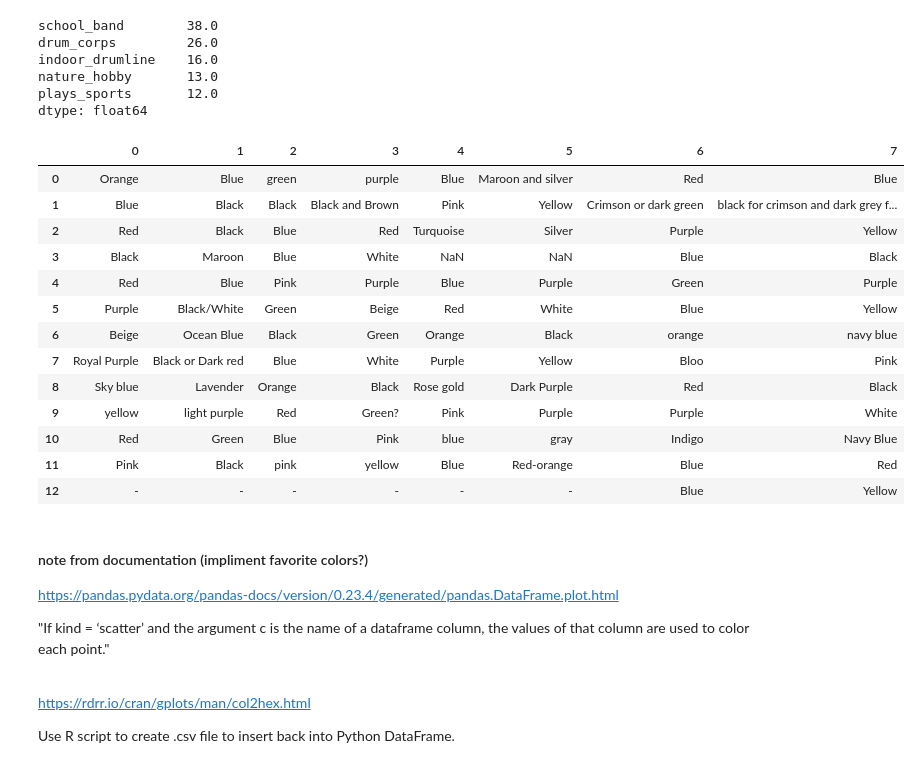
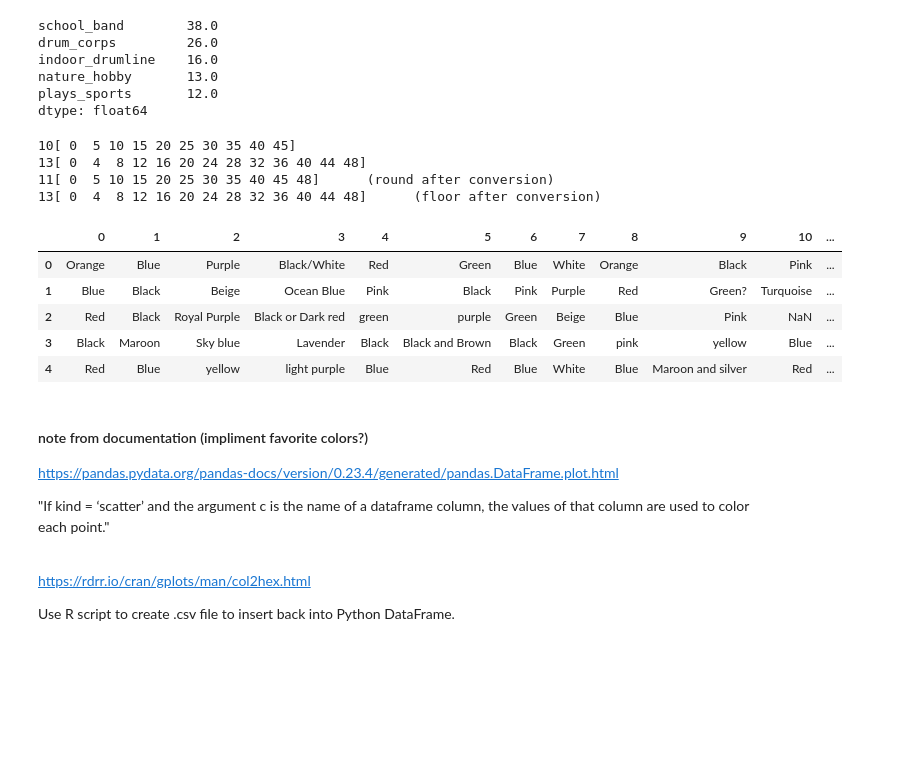
Before and after one commit to dennisfarmer/Factors-of-Academic-Success, a Jupyter notebook: eda.ipynb, the cells around one changed output. Cells and saved outputs as stored; diff of their text form; code cells hidden in the pictures; blank space fills up the shorter version.

Commit message:
troubleshoot display_columns.py (this is totally a tangent whoops)

```diff
--- a/eda.ipynb
+++ b/eda.ipynb
@@ -402,22 +381,18 @@ nature_hobby       13.0
 plays_sports       12.0
 dtype: float64
 # %%
-dd(surveydata[["fav_color", "fav_comp_color"]], drop_index = True, display_columns=4, output='dataframe')
+dd(surveydata[["fav_color", "fav_comp_color"]], drop_index = True, display_columns=10, output='dataframe')
 # %% [output]
+10[ 0  5 10 15 20 25 30 35 40 45]
+13[ 0  4  8 12 16 20 24 28 32 36 40 44 48]
+11[ 0  5 10 15 20 25 30 35 40 45 48]      (round after conversion)
+13[ 0  4  8 12 16 20 24 28 32 36 40 44 48]      (floor after conversion)
-|  | 0 | 1 | 2 | 3 | 4 | 5 | 6 | 7 |
-| 0 | Orange | Blue | green | purple | Blue | Maroon and silver | Red | Blue |
-| 1 | Blue | Black | Black | Black and Brown | Pink | Yellow | Crimson or dark green | black for crimson and dark grey f... |
-| 2 | Red | Black | Blue | Red | Turquoise | Silver | Purple | Yellow |
-| 3 | Black | Maroon | Blue | White | NaN | NaN | Blue | Black |
-| 4 | Red | Blue | Pink | Purple | Blue | Purple | Green | Purple |
-| 5 | Purple | Black/White | Green | Beige | Red | White | Blue | Yellow |
-| 6 | Beige | Ocean Blue | Black | Green | Orange | Black | orange | navy blue |
-| 7 | Royal Purple | Black or Dark red | Blue | White | Purple | Yellow | Bloo | Pink |
-| 8 | Sky blue | Lavender | Orange | Black | Rose gold | Dark Purple | Red | Black |
-| 9 | yellow | light purple | Red | Green? | Pink | Purple | Purple | White |
-| 10 | Red | Green | Blue | Pink | blue | gray | Indigo | Navy Blue |
-| 11 | Pink | Black | pink | yellow | Blue | Red-orange | Blue | Red |
-| 12 | - | - | - | - | - | - | Blue | Yellow |
+|  | 0 | 1 | 2 | 3 | 4 | 5 | 6 | 7 | 8 | 9 | 10 | ... |
+| 0 | Orange | Blue | Purple | Black/White | Red | Green | Blue | White | Orange | Black | Pink | ... |
+| 1 | Blue | Black | Beige | Ocean Blue | Pink | Black | Pink | Purple | Red | Green? | Turquoise | ... |
+| 2 | Red | Black | Royal Purple | Black or Dark red | green | purple | Green | Beige | Blue | Pink | NaN | ... |
+| 3 | Black | Maroon | Sky blue | Lavender | Black | Black and Brown | Black | Green | pink | yellow | Blue | ... |
+| 4 | Red | Blue | yellow | light purple | Blue | Red | Blue | White | Blue | Maroon and silver | Red | ... |
 # %% [markdown]
 #### note from documentation (impliment favorite colors?)
 https://pandas.pydata.org/pandas-docs/version/0.23.4/generated/pandas.DataFrame.plot.html
```
Also changed, not shown: parts of 4 cells of this notebook, 2 other files.
